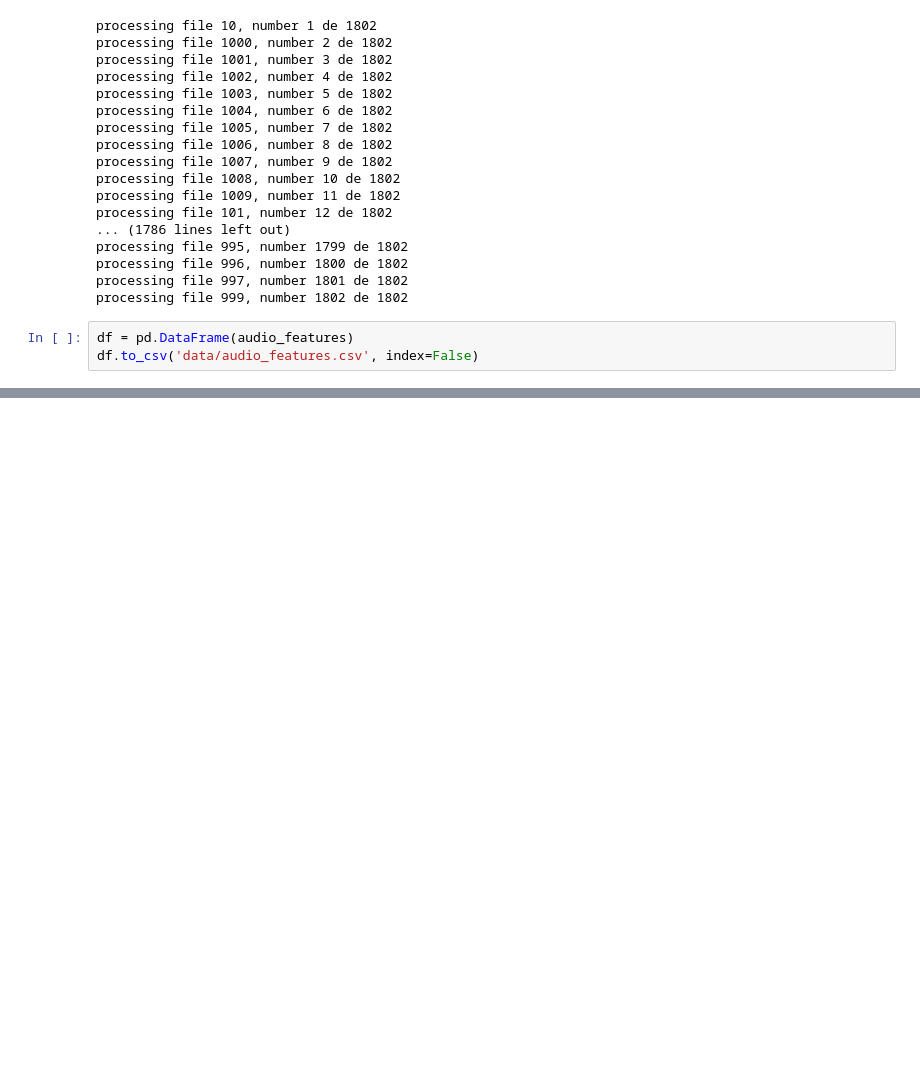
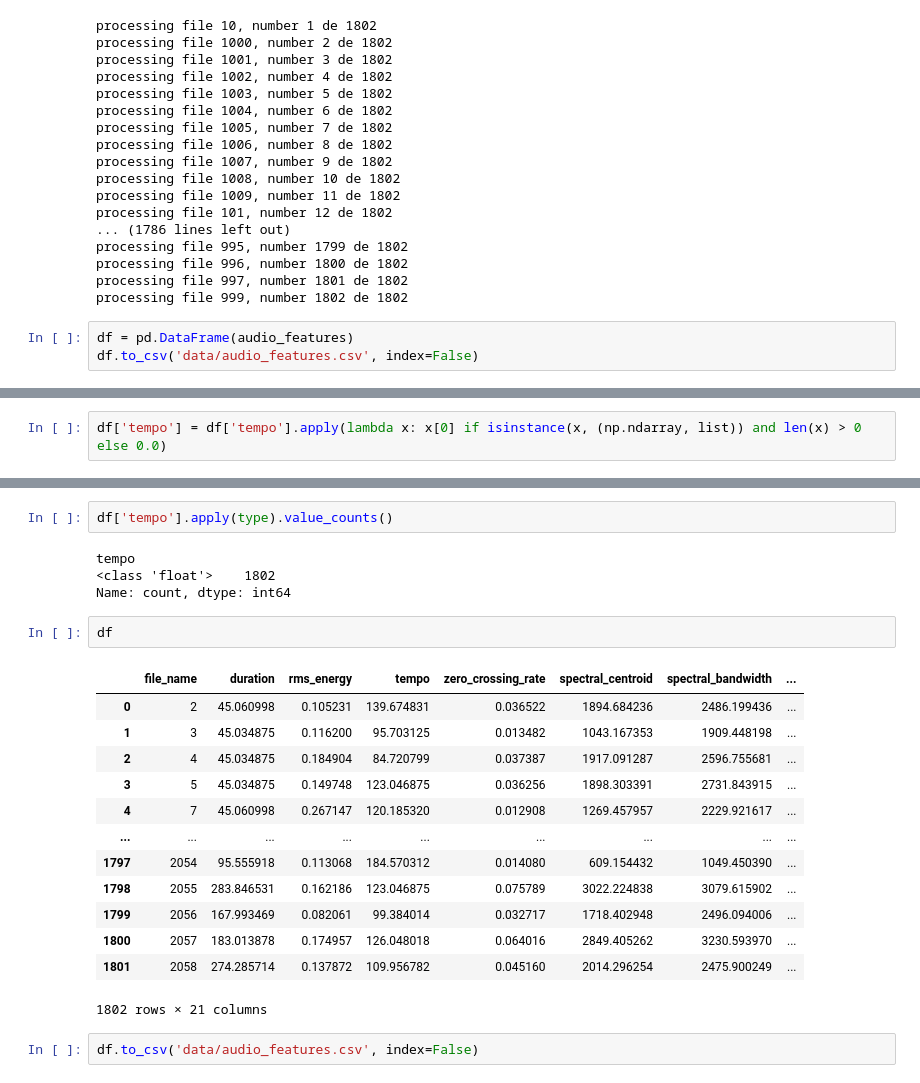
Before and after one commit to Chepados/practica_3_ALN_tori_adri, a Jupyter notebook: project_develp/caracteristicas.ipynb, the cells around one changed output, grey strips where cells are left out. Saved outputs shown, nothing was run; the diff lists cells and outputs as text; blank space fills up the shorter version.

```diff
--- a/project_develp/caracteristicas.ipynb
+++ b/project_develp/caracteristicas.ipynb
@@ -339,0 +421,2 @@ df.to_csv('data/audio_features.csv', index=False)
+# %%
+df['tempo'] = df['tempo'].apply(lambda x: x[0] if isinstance(x, (np.ndarray, list)) and len(x) > 0 else 0.0)
@@ -339,0 +443,24 @@ df.to_csv('data/audio_features.csv', index=False)
+# %%
+df['tempo'].apply(type).value_counts()
+# %% [output]
+tempo
+<class 'float'>    1802
+Name: count, dtype: int64
+# %%
+df
+# %% [output]
+|  | file_name | duration | rms_energy | tempo | zero_crossing_rate | spectral_centroid | spectral_bandwidth | ... |
+| 0 | 2 | 45.060998 | 0.105231 | 139.674831 | 0.036522 | 1894.684236 | 2486.199436 | ... |
+| 1 | 3 | 45.034875 | 0.116200 | 95.703125 | 0.013482 | 1043.167353 | 1909.448198 | ... |
+| 2 | 4 | 45.034875 | 0.184904 | 84.720799 | 0.037387 | 1917.091287 | 2596.755681 | ... |
+| 3 | 5 | 45.034875 | 0.149748 | 123.046875 | 0.036256 | 1898.303391 | 2731.843915 | ... |
+| 4 | 7 | 45.060998 | 0.267147 | 120.185320 | 0.012908 | 1269.457957 | 2229.921617 | ... |
+| ... | ... | ... | ... | ... | ... | ... | ... | ... |
+| 1797 | 2054 | 95.555918 | 0.113068 | 184.570312 | 0.014080 | 609.154432 | 1049.450390 | ... |
+| 1798 | 2055 | 283.846531 | 0.162186 | 123.046875 | 0.075789 | 3022.224838 | 3079.615902 | ... |
+| 1799 | 2056 | 167.993469 | 0.082061 | 99.384014 | 0.032717 | 1718.402948 | 2496.094006 | ... |
+| 1800 | 2057 | 183.013878 | 0.174957 | 126.048018 | 0.064016 | 2849.405262 | 3230.593970 | ... |
+| 1801 | 2058 | 274.285714 | 0.137872 | 109.956782 | 0.045160 | 2014.296254 | 2475.900249 | ... |
+1802 rows × 21 columns
+# %%
+df.to_csv('data/audio_features.csv', index=False)
```
Also changed, not shown: parts of 11 cells of this notebook, 2 other files.
